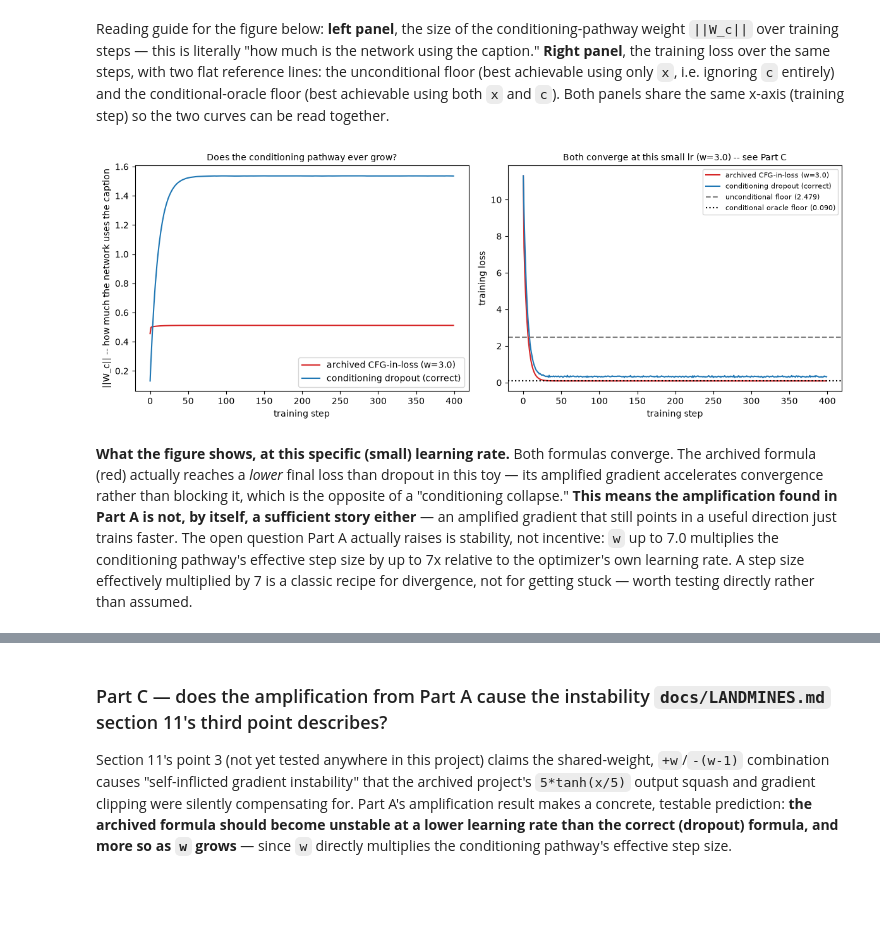
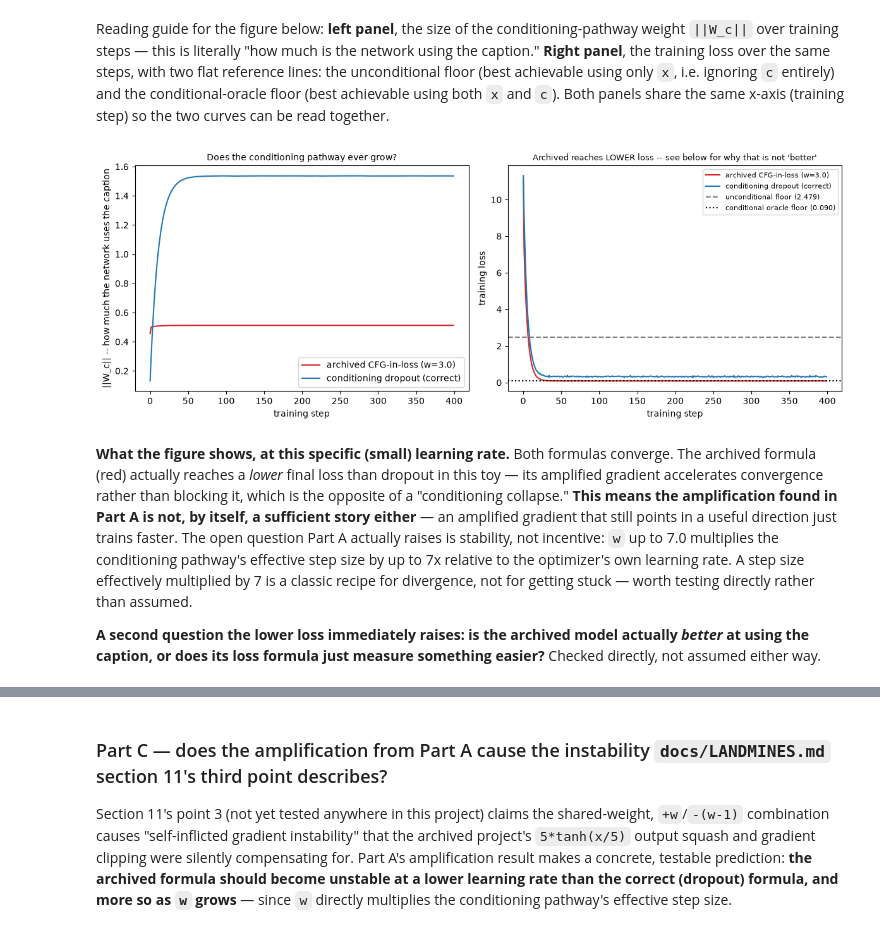
Before and after one commit to mjsushanth/T2P-motion-gen-redo, a Jupyter notebook: notebooks/06_cfg_training_loss_collapse.ipynb, the cells around one changed output, grey strips where cells are left out. Cells and saved outputs as stored; diff of their text form; code cells hidden in the pictures; blank space fills up the shorter version.

```diff
--- a/notebooks/06_cfg_training_loss_collapse.ipynb
+++ b/notebooks/06_cfg_training_loss_collapse.ipynb
@@ -313,29 +313,29 @@ x-axis (training step) so the two curves can be read together.
 # %%
 fig, axes = plt.subplots(1, 2, figsize=(12, 4.5))
 
 axes[0].plot(wc_archived, label="archived CFG-in-loss (w=3.0)", color="tab:red")
 axes[0].plot(wc_dropout, label="conditioning dropout (correct)", color="tab:blue")
 axes[0].set_xlabel("training step")
 axes[0].set_ylabel("||W_c|| -- how much the network uses the caption")
 axes[0].set_title("Does the conditioning pathway ever grow?", fontsize=10)
 axes[0].legend()
 
 axes[1].plot(loss_archived, label="archived CFG-in-loss (w=3.0)", color="tab:red")
 axes[1].plot(loss_dropout, label="conditioning dropout (correct)", color="tab:blue")
 axes[1].axhline(unconditional_floor, color="gray", linestyle="--",
                 label=f"unconditional floor ({unconditional_floor:.3f})")
 axes[1].axhline(conditional_oracle_floor, color="black", linestyle=":",
                 label=f"conditional oracle floor ({conditional_oracle_floor:.3f})")
 axes[1].set_xlabel("training step")
 axes[1].set_ylabel("training loss")
-axes[1].set_title("Both converge at this small lr (w=3.0) -- see Part C", fontsize=10)
+axes[1].set_title("Archived reaches LOWER loss -- see below for why that is not 'better'", fontsize=9)
 axes[1].legend(fontsize=8)
 
 plt.tight_layout()
 plt.savefig("06_conditioning_collapse.png", dpi=110)
 plt.show()
 # %% [output]
-[figure, old version]
+[figure, new version]
 # %% [markdown]
 **What the figure shows, at this specific (small) learning rate.** Both formulas converge.
 The archived formula (red) actually reaches a *lower* final loss than dropout in this toy — its
@@ -346,3 +346,7 @@ trains faster. The open question Part A actually raises is stability, not incent
 7.0 multiplies the conditioning pathway's effective step size by up to 7x relative to the
 optimizer's own learning rate. A step size effectively multiplied by 7 is a classic recipe for
 divergence, not for getting stuck — worth testing directly rather than assumed.
+
+**A second question the lower loss immediately raises: is the archived model actually *better* at
+using the caption, or does its loss formula just measure something easier?** Checked directly,
+not assumed either way.
```
Also changed, not shown: parts of 5 cells of this notebook, 4 other files.
